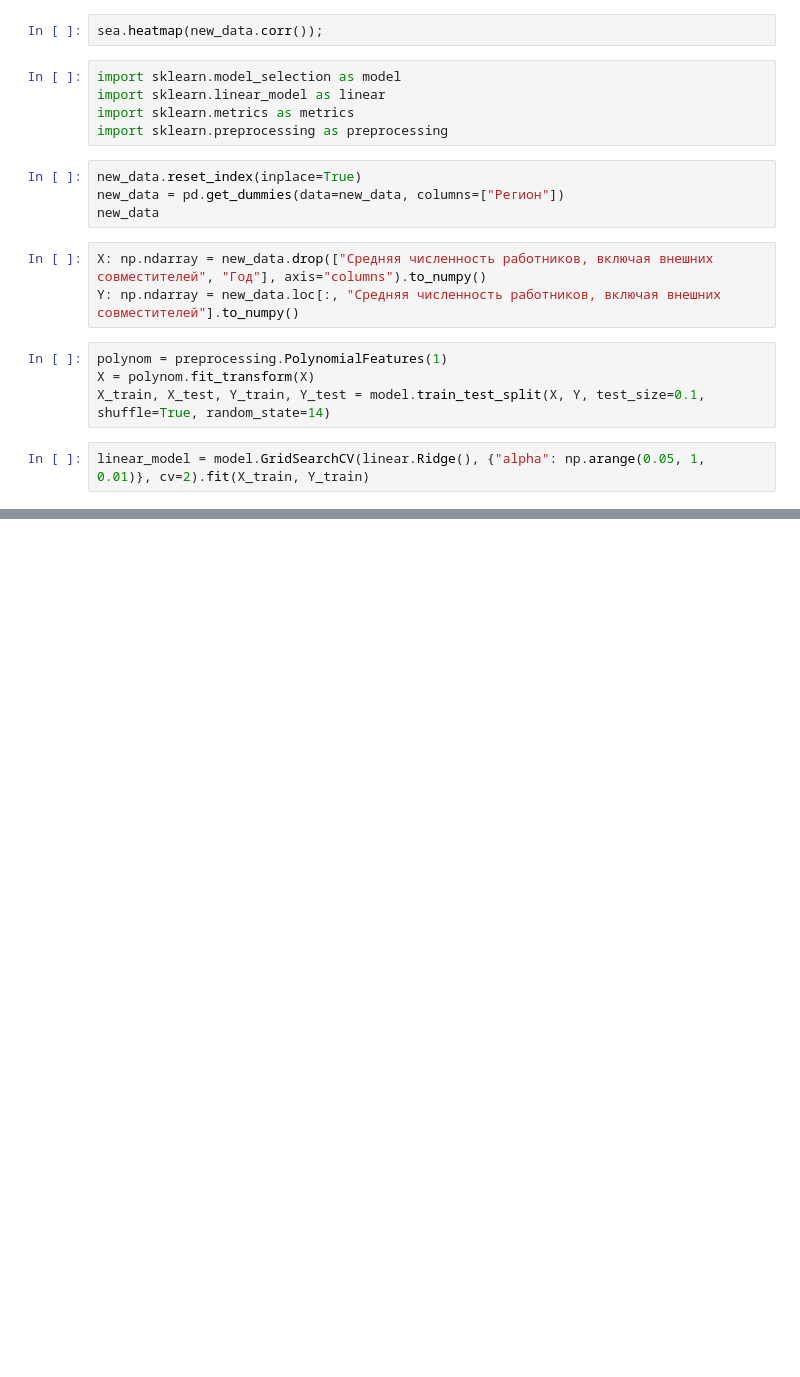
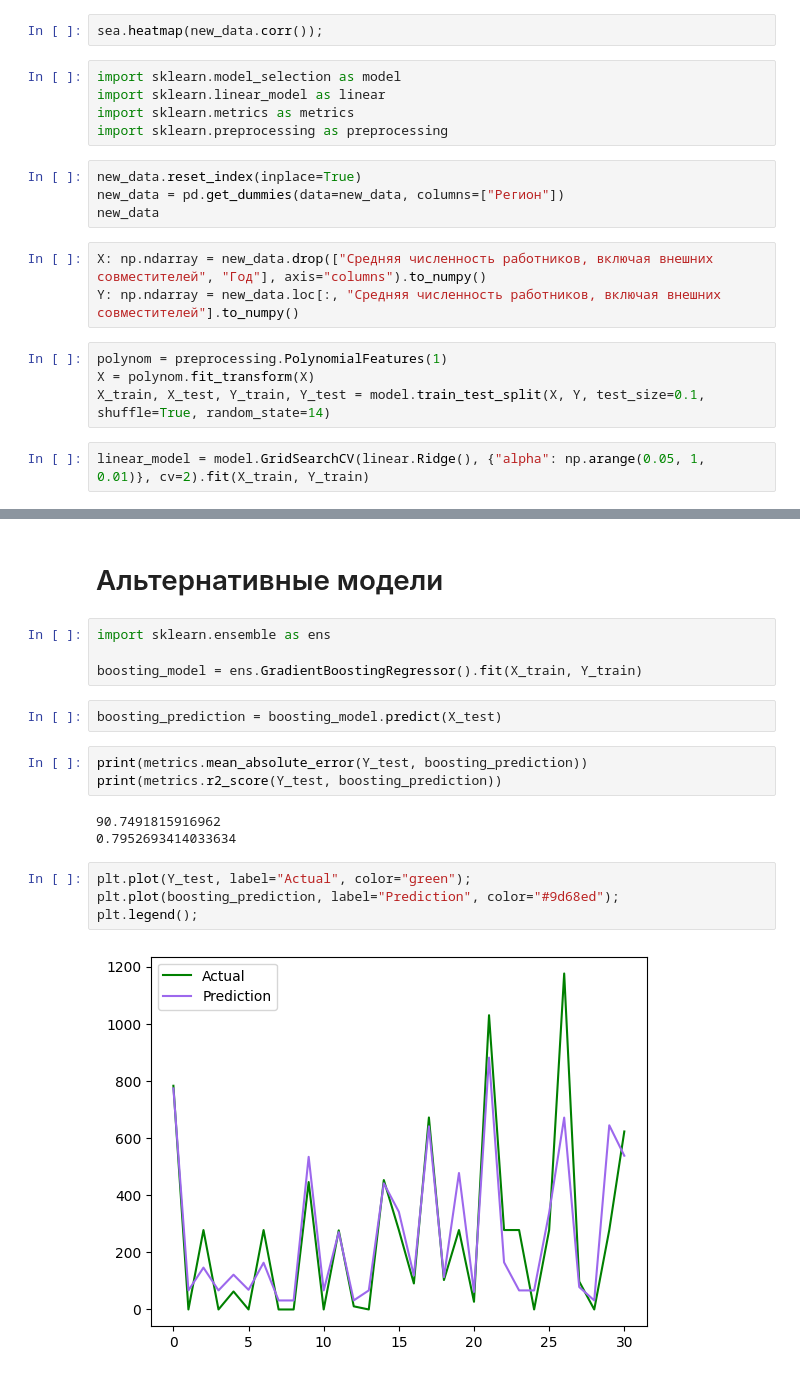
Before and after one commit to Flawed1/machine_learning_practice, a Jupyter notebook: lessons/practice_3/practice_3.ipynb, the cells around one changed output, grey strips where cells are left out. Cells and saved outputs as stored; diff of their text form; blank space fills up the shorter version.

Commit message:
Add some alternative models in practice 3

```diff
--- a/lessons/practice_3/practice_3.ipynb
+++ b/lessons/practice_3/practice_3.ipynb
@@ -182,0 +199,20 @@ plt.legend();
+# %% [markdown]
+# Альтернативные модели
+# %%
+import sklearn.ensemble as ens
+
+boosting_model = ens.GradientBoostingRegressor().fit(X_train, Y_train)
+# %%
+boosting_prediction = boosting_model.predict(X_test)
+# %%
+print(metrics.mean_absolute_error(Y_test, boosting_prediction))
+print(metrics.r2_score(Y_test, boosting_prediction))
+# %% [output]
+90.7491815916962
+0.7952693414033634
+# %%
+plt.plot(Y_test, label="Actual", color="green");
+plt.plot(boosting_prediction, label="Prediction", color="#9d68ed");
+plt.legend();
+# %% [output]
+[figure, added]
```
Also changed, not shown: parts of 8 cells of this notebook.
